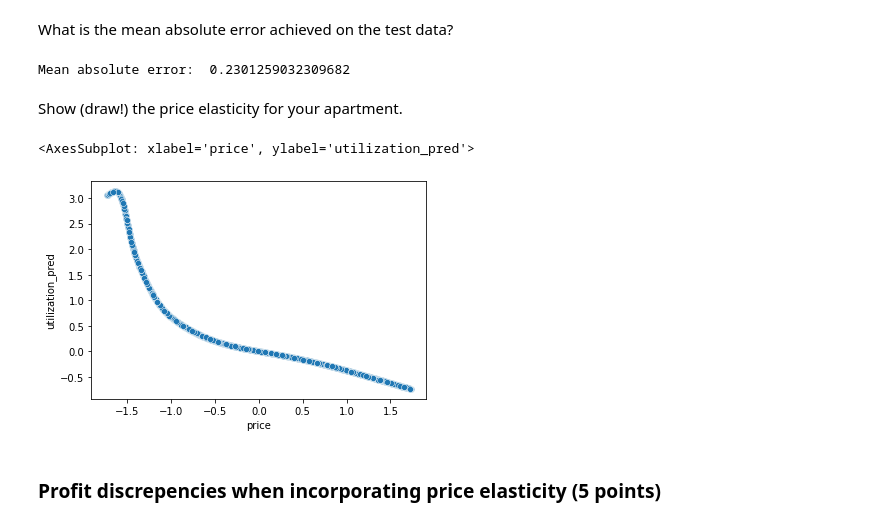
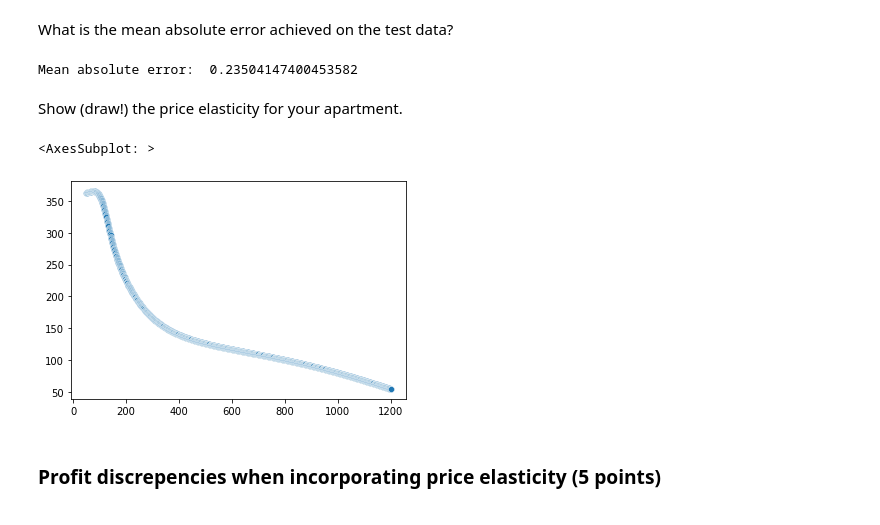
Before and after one commit to CodingTil/2022_23---Introduction-to-Data-Science---Exercises, a Jupyter notebook: assignment_1/assignment_1.ipynb, the cells around one changed output. Drawn from its saved outputs; the diff is of its cells as text; code cells hidden in the pictures.

```diff
--- a/assignment_1/assignment_1.ipynb
+++ b/assignment_1/assignment_1.ipynb
@@ -918,14 +832,16 @@ from sklearn.model_selection import GridSearchCV
 # use a linear regression model to predict the utilization
 from sklearn.linear_model import LinearRegression
 # learning using grid search
-param_grid = {'fit_intercept': [True, False]}
-grid = GridSearchCV(LinearRegression(), param_grid, cv=5, n_jobs=4)
-grid.fit(X_train, y_train)
+params = {
+    'fit_intercept': [True, False],
+    'positive': [True, False]
+}
+lr = GridSearchCV(LinearRegression(), params, n_jobs=-2, cv=5, verbose=-1)
+lr.fit(X_train, y_train)
 # print the best parameters
-print(grid.best_params_)
+print(lr.best_params_)
 # print the best score
-print(grid.best_score_)
+print(lr.best_score_)
 # store the best model
-lr_best_model = grid.best_estimator_
-print(type(lr_best_model))
+lr_best_model = lr.best_estimator_
 # %% [output]
@@ -1192,29 +1154,35 @@ What is the mean absolute error achieved on the test data?
 # Your answer goes here
 # print the mean absolute error on the test set
 from sklearn.metrics import mean_absolute_error
-print("Mean absolute error: ", mean_absolute_error(y_test, grid.predict(X_test)))
+print("Mean absolute error: ", mean_absolute_error(y_test, mlp.predict(X_test)))
 # %% [output]
-Mean absolute error:  0.2301259032309682
+Mean absolute error:  0.23504147400453582
 # %% [markdown]
 Show (draw!) the price elasticity for your apartment.
 # %%
 # Your answer goes here
-# using seaborn, draw the price elasticity based on predicted utilization for our apartment (2 rooms, Manhatten, entire home/apt)
-# get the row for our apartment (for "number rooms" use normalized value)
-our_apartment = airbnb_utilization_prepped[airbnb_utilization_prepped["number rooms"] == (2 - airbnb_utilization["number rooms"].mean()) / airbnb_utilization["number rooms"].std()]
-our_apartment = our_apartment[our_apartment["neighborhood group_Manhattan"] == 1]
+prices = list(range(50,1200+1))
 
-# get the price range
-price_range = np.arange(our_apartment["price"].min(), our_apartment["price"].max(), 0.1)
+our_apartment = pd.DataFrame.from_dict(
+    {
+        "number rooms": [2 for _ in range(len(prices))],
+        "neighborhood group": ["Manhattan" for _ in range(len(prices))],
+        "room type": ["Entire home/apt" for _ in range(len(prices))],
+        "price": prices
+    }
+)
+transformed = transformer_x.transform(our_apartment)
+our_apartment_prepared = pd.DataFrame(
+    transformed,
+    columns=transformer_x.get_feature_names_out()
+)
+y_pred = mlp.predict(our_apartment_prepared)
+y_pred_destd = transformer_y.inverse_transform([y_pred])
 
-# add column "utilization_pred" to our_apartment, which contains the predicted utilization for each price
-our_apartment["utilization_pred"] = mlp_best_model.predict(our_apartment.drop("utilization", axis=1))
-
-# use seaborn to plot price vs predicted utilization
-sns.scatterplot(x="price", y="utilization_pred", data=our_apartment)
+sns.scatterplot(x=prices, y=y_pred_destd.flatten())
 # %% [output]
-<AxesSubplot: xlabel='price', ylabel='utilization_pred'>
+<AxesSubplot: >
-[figure, old version]
+[figure, new version]
 # %% [markdown]
 ### Profit discrepencies when incorporating price elasticity (5 points)
 # %% [markdown]
```
Also changed, not shown: parts of 40 cells of this notebook, 1 other file.
